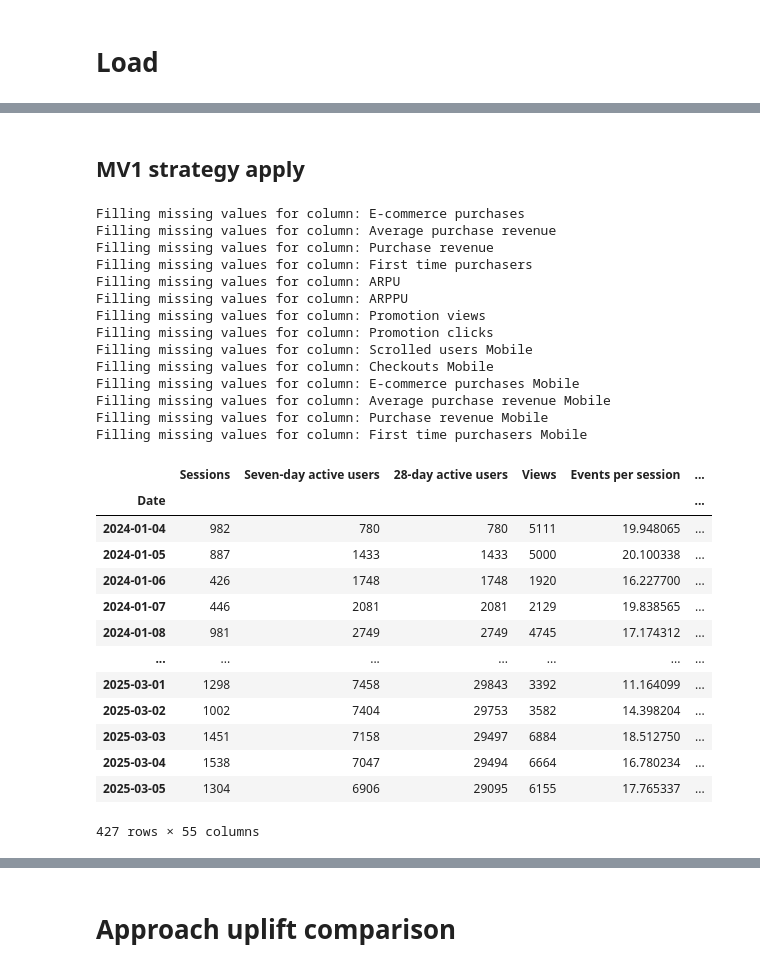
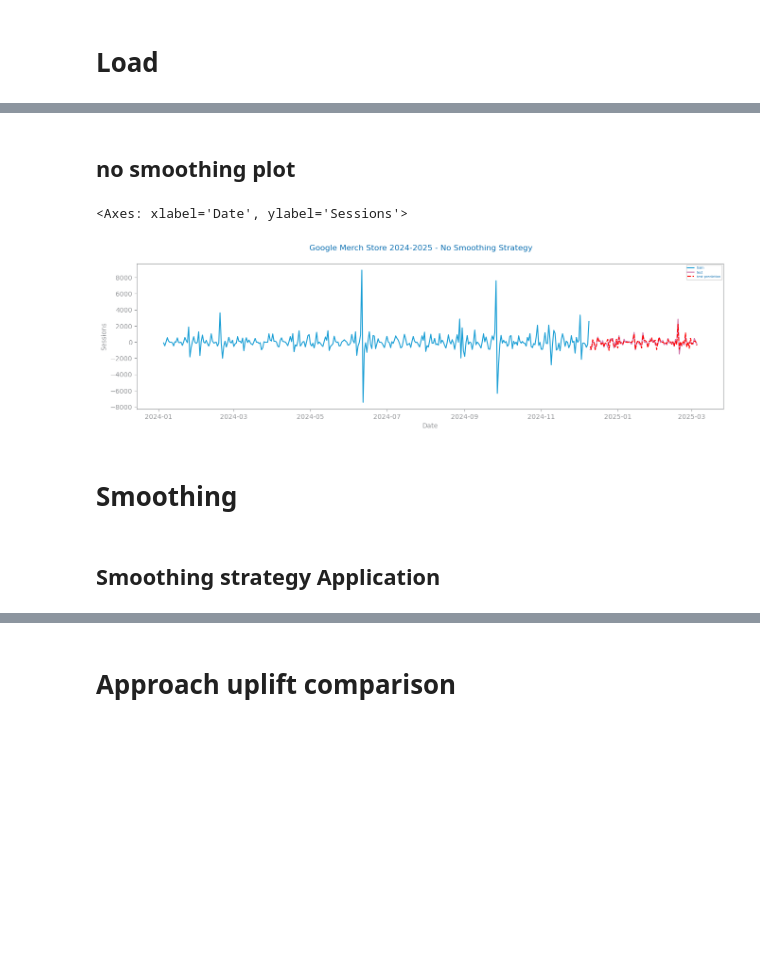
Before and after one commit to jvanalytics/ist_dash_2024_rec, a Jupyter notebook: time_series_forecasting/notebooks/dataset_3/5_ga4_merch_agg_2024_time_series_smoothing.ipynb, the cells around one changed output, grey strips where cells are left out. Saved outputs shown, nothing was run; the diff lists cells and outputs as text; code cells hidden in the pictures; blank space fills up the shorter version.

```diff
--- a/time_series_forecasting/notebooks/dataset_3/5_ga4_merch_agg_2024_time_series_smoothing.ipynb
+++ b/time_series_forecasting/notebooks/dataset_3/5_ga4_merch_agg_2024_time_series_smoothing.ipynb
@@ -100,52 +88,18 @@ show()
+# %% [markdown]
+## no smoothing plot
+# %%
+plot_forecasting_series(
+    train_0[target],
+    test_0[target],
+    prd_tst_0,
+    title=f"{file_tag} - No Smoothing Strategy",
+    xlabel='Date',
+    ylabel=target,
+)
+# %% [output]
+<Axes: xlabel='Date', ylabel='Sessions'>
+[figure, added]
+# %% [markdown]
+# Smoothing
 # %% [markdown]
-## MV1 strategy apply
+## Smoothing strategy Application
-# %%
-
-
-
-
-
-
-# this script is available in data_functions originally from DSLabs site in Missing Values chapter
-
-def apply_strategy_1(df):
-
-    df_copy=fill_missing_values_arima(data, freq='D')
-
-    return df_copy
-
-data_1=apply_strategy_1(data)
-
-series_1: Series = data_1[target]
-
-
-data_1
-# %% [output]
-Filling missing values for column: E-commerce purchases
-Filling missing values for column: Average purchase revenue
-Filling missing values for column: Purchase revenue
-Filling missing values for column: First time purchasers
-Filling missing values for column: ARPU
-Filling missing values for column: ARPPU
-Filling missing values for column: Promotion views
-Filling missing values for column: Promotion clicks
-Filling missing values for column: Scrolled users Mobile
-Filling missing values for column: Checkouts Mobile
-Filling missing values for column: E-commerce purchases Mobile
-Filling missing values for column: Average purchase revenue Mobile
-Filling missing values for column: Purchase revenue Mobile
-Filling missing values for column: First time purchasers Mobile
-|  | Sessions | Seven-day active users | 28-day active users | Views | Events per session | ... |
-| Date |  |  |  |  |  | ... |
-| 2024-01-04 | 982 | 780 | 780 | 5111 | 19.948065 | ... |
-| 2024-01-05 | 887 | 1433 | 1433 | 5000 | 20.100338 | ... |
-| 2024-01-06 | 426 | 1748 | 1748 | 1920 | 16.227700 | ... |
-| 2024-01-07 | 446 | 2081 | 2081 | 2129 | 19.838565 | ... |
-| 2024-01-08 | 981 | 2749 | 2749 | 4745 | 17.174312 | ... |
-| ... | ... | ... | ... | ... | ... | ... |
-| 2025-03-01 | 1298 | 7458 | 29843 | 3392 | 11.164099 | ... |
-| 2025-03-02 | 1002 | 7404 | 29753 | 3582 | 14.398204 | ... |
-| 2025-03-03 | 1451 | 7158 | 29497 | 6884 | 18.512750 | ... |
-| 2025-03-04 | 1538 | 7047 | 29494 | 6664 | 16.780234 | ... |
-| 2025-03-05 | 1304 | 6906 | 29095 | 6155 | 17.765337 | ... |
-427 rows × 55 columns
```
Also changed, not shown: parts of 22 cells of this notebook, 10 other files.
